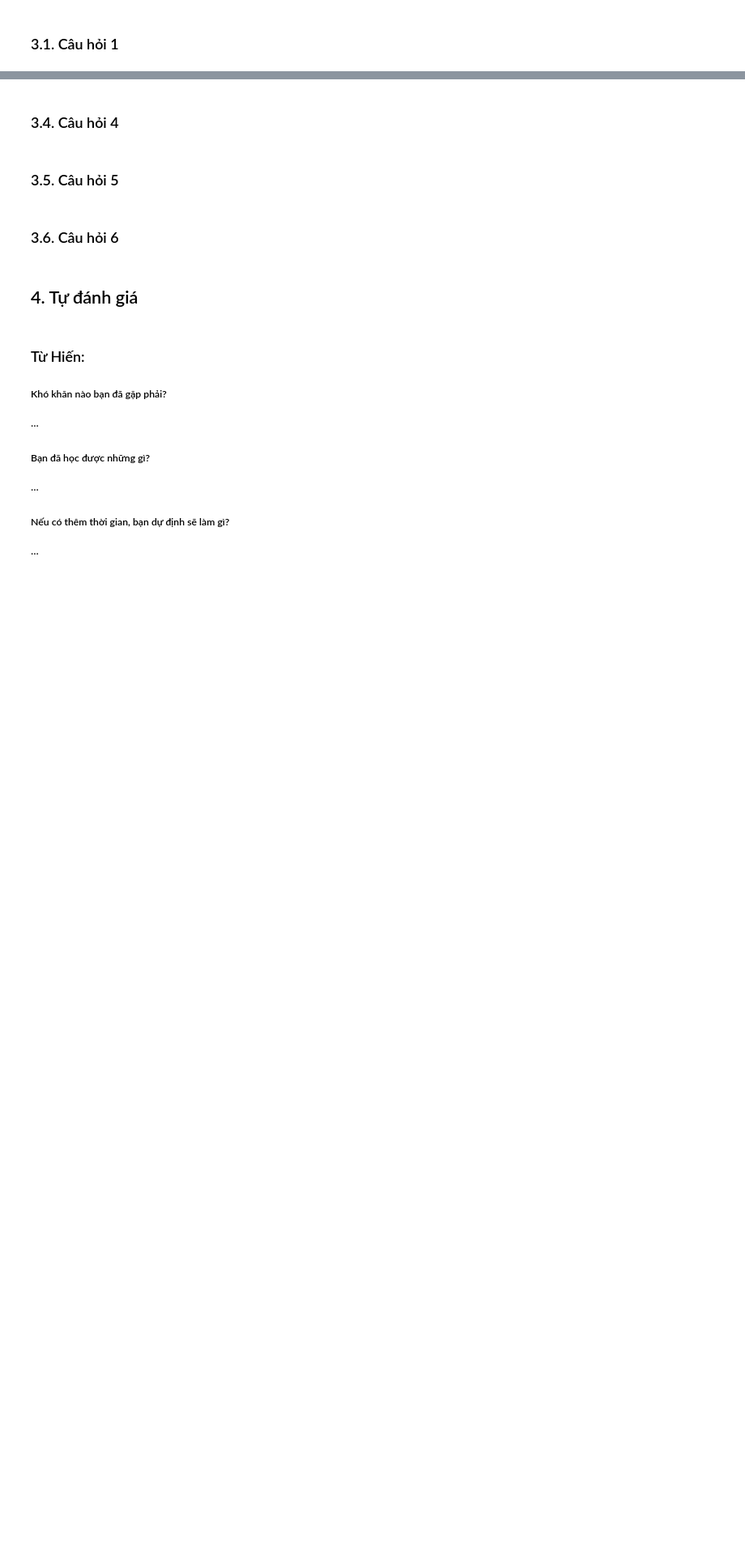
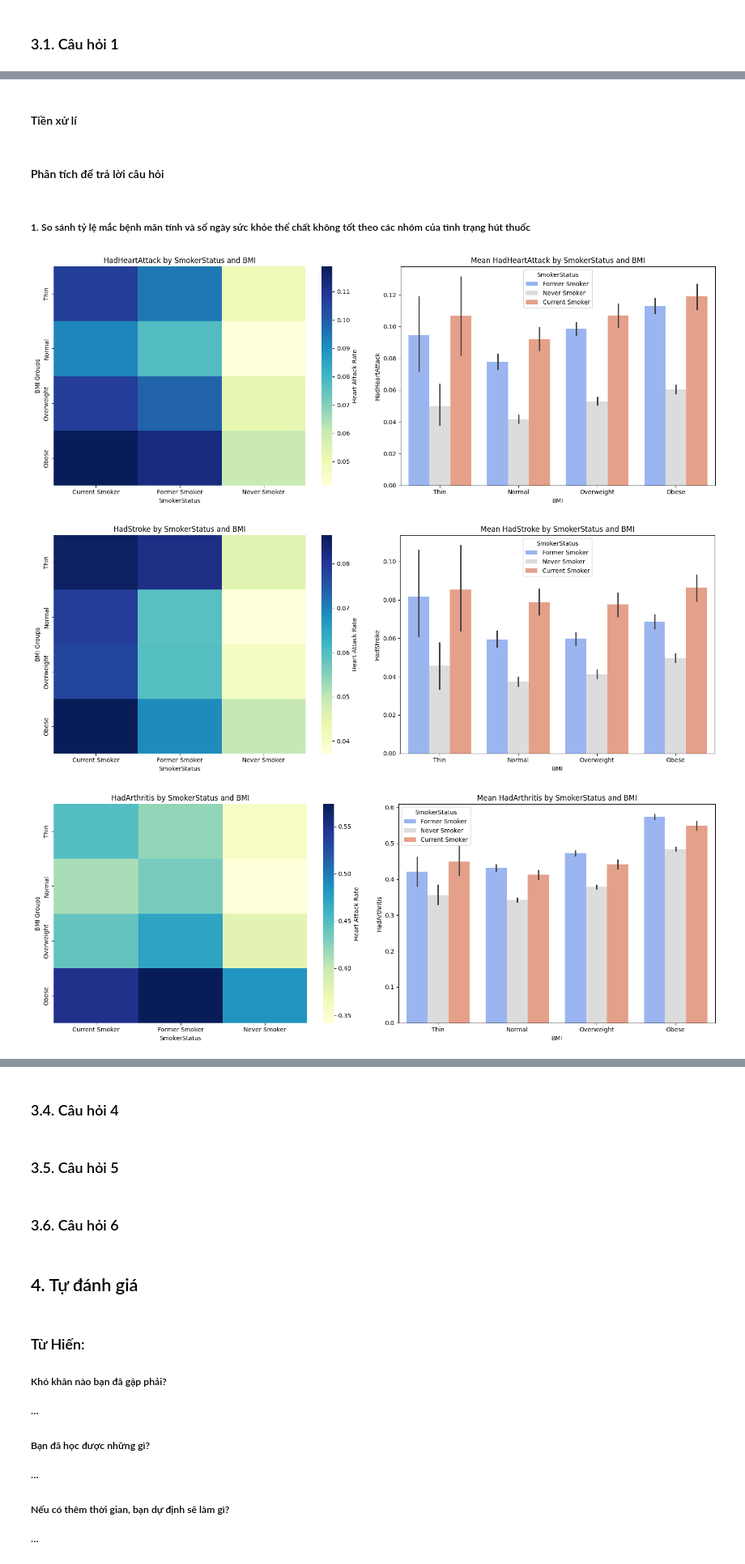
Before and after one commit to HoanggNguyen/LTKHDL_22-21, a Jupyter notebook: P4DS_Final_Project.ipynb, the cells around one changed output, grey strips where cells are left out. Shown at 81% size. Cells and saved outputs as stored; diff of their text form; code cells hidden in the pictures; blank space fills up the shorter version.

```diff
--- a/P4DS_Final_Project.ipynb
+++ b/P4DS_Final_Project.ipynb
@@ -754,0 +823,2 @@ plot_distributions(data_heart, columns_to_plot)
+# %% [markdown]
+#### Tiền xử lí
@@ -754,0 +867,13 @@ plot_distributions(data_heart, columns_to_plot)
+# %% [markdown]
+#### Phân tích để trả lời câu hỏi
+# %% [markdown]
+##### 1. So sánh tỷ lệ mắc bệnh mãn tính và số ngày sức khỏe thể chất không tốt theo các nhóm của tình trạng hút thuốc
+# %%
+plot_combined(data_Q2, 'SmokerStatus', 'HadHeartAttack')
+plot_combined(data_Q2, 'SmokerStatus', 'HadStroke')
+plot_combined(data_Q2, 'SmokerStatus', 'HadArthritis')
+plot_combined(data_Q2, 'SmokerStatus', 'PhysicalHealthDays')
+# %% [output]
+[figure, added]
+[figure, added]
+[figure, added]
```
Also changed, not shown: parts of 45 cells of this notebook.
